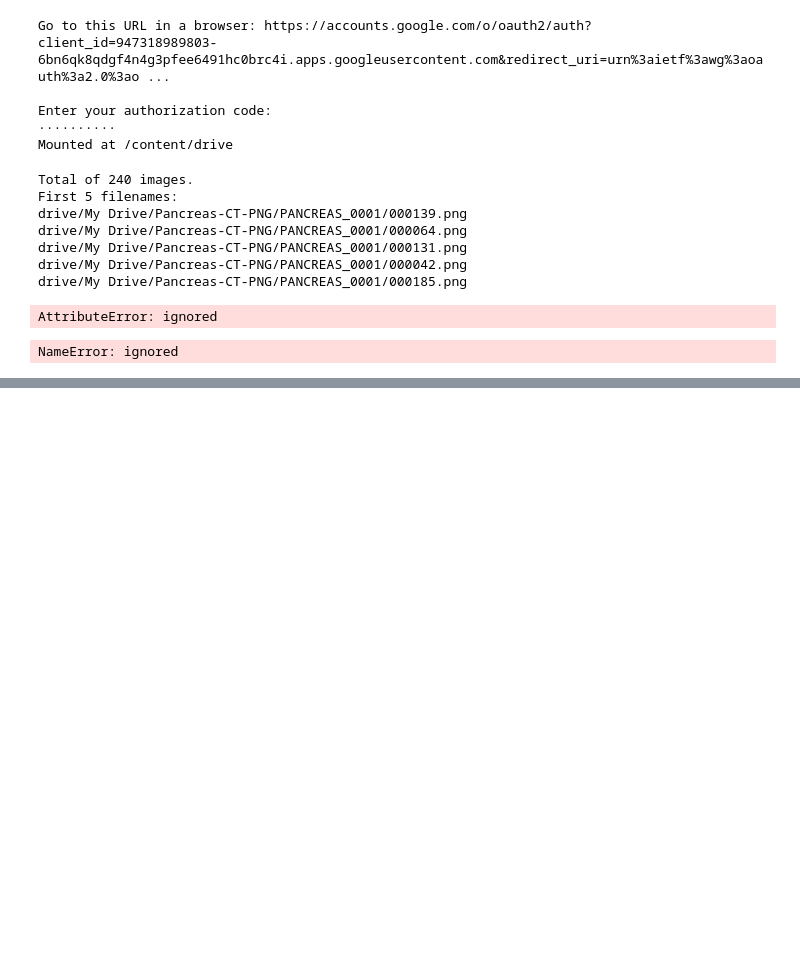
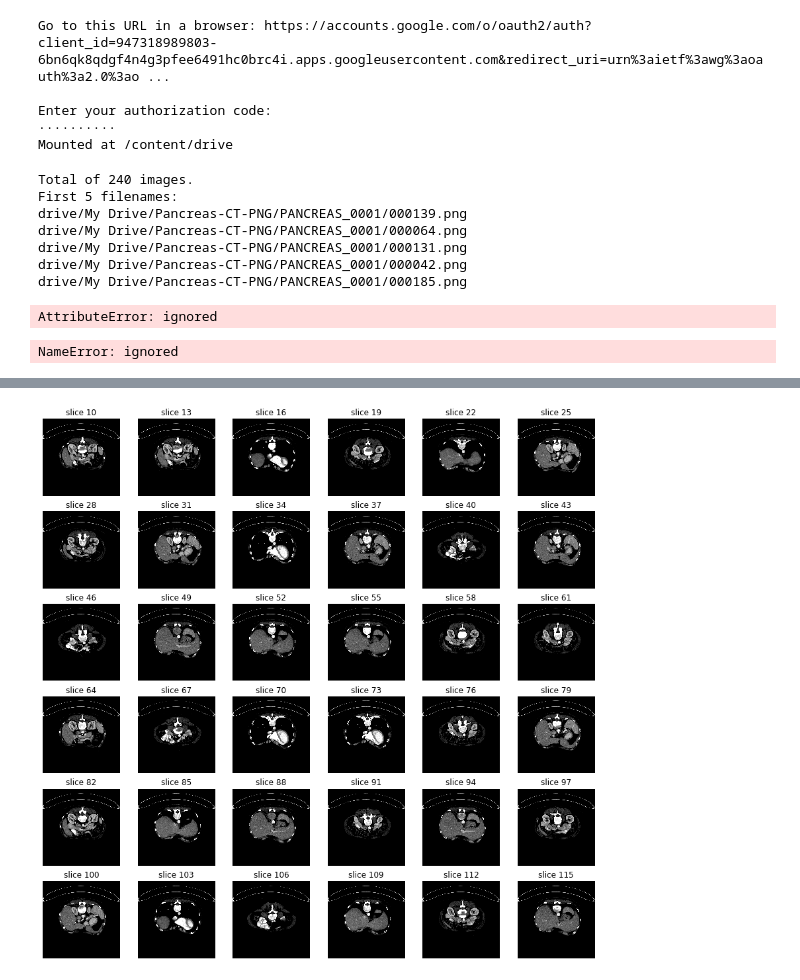
Before and after one commit to SaashaJoshi/Pancreas-Cancer-Diagnosis, a Jupyter notebook: DICOMPreprocess.ipynb, the cells around one changed output, grey strips where cells are left out. Drawn from its saved outputs; the diff is of its cells as text; code cells hidden in the pictures; blank space fills up the shorter version.

```diff
--- a/DICOMPreprocess.ipynb
+++ b/DICOMPreprocess.ipynb
@@ -111,0 +130,4 @@ NameError: ignored
+# %%
+sample_stack(data)
+# %% [output]
+[figure, added]
```
Also changed, not shown: parts of 7 cells of this notebook.
